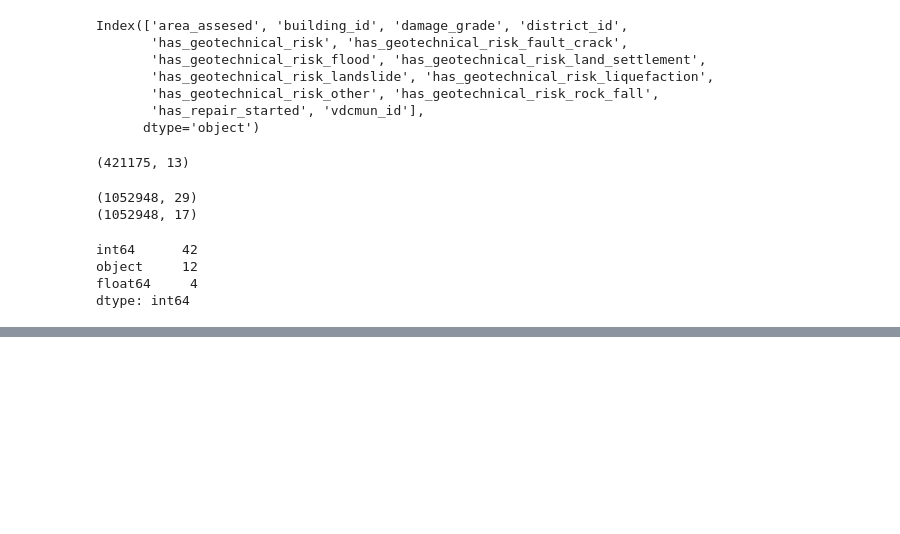
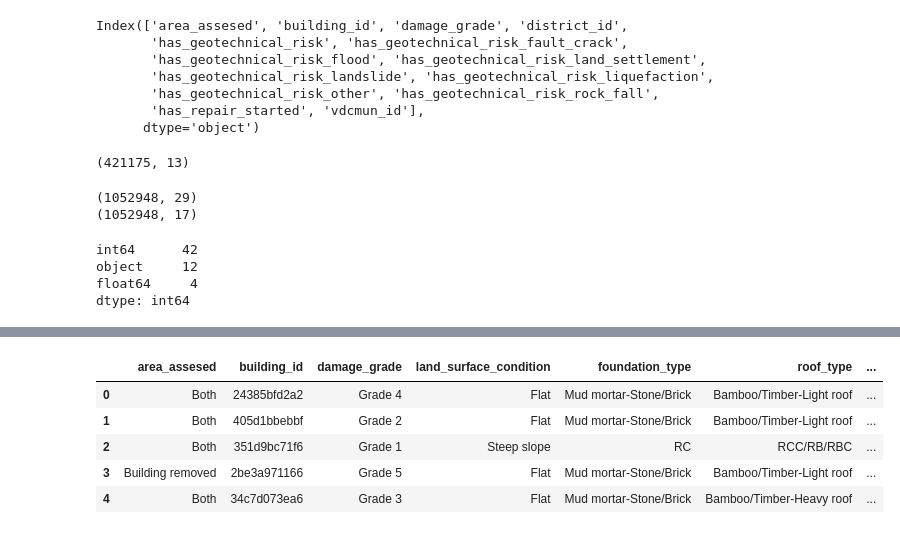
Before and after one commit to reachnivi/Machine-Learning-Projects, a Jupyter notebook: Disaster_prediction_Hackerearth.ipynb, the cells around one changed output, grey strips where cells are left out. Drawn from its saved outputs; the diff is of its cells as text; code cells hidden in the pictures; blank space fills up the shorter version.

```diff
--- a/Disaster_prediction_Hackerearth.ipynb
+++ b/Disaster_prediction_Hackerearth.ipynb
@@ -85,4 +75,4 @@ object     12
 float64     4
 dtype: int64
 # %%
-train_merged.select_dtypes(include=["object"]).columns
+object_columns = train_merged.select_dtypes(include=["object"]).columns
@@ -117,0 +82,9 @@ MemoryError:
+# %%
+train_merged[object_columns].head(5)
+# %% [output]
+|  | area_assesed | building_id | damage_grade | land_surface_condition | foundation_type | roof_type | ... |
+| 0 | Both | 24385bfd2a2 | Grade 4 | Flat | Mud mortar-Stone/Brick | Bamboo/Timber-Light roof | ... |
+| 1 | Both | 405d1bbebbf | Grade 2 | Flat | Mud mortar-Stone/Brick | Bamboo/Timber-Light roof | ... |
+| 2 | Both | 351d9bc71f6 | Grade 1 | Steep slope | RC | RCC/RB/RBC | ... |
+| 3 | Building removed | 2be3a971166 | Grade 5 | Flat | Mud mortar-Stone/Brick | Bamboo/Timber-Light roof | ... |
+| 4 | Both | 34c7d073ea6 | Grade 3 | Flat | Mud mortar-Stone/Brick | Bamboo/Timber-Heavy roof | ... |
```
Also changed, not shown: parts of 42 cells of this notebook.
